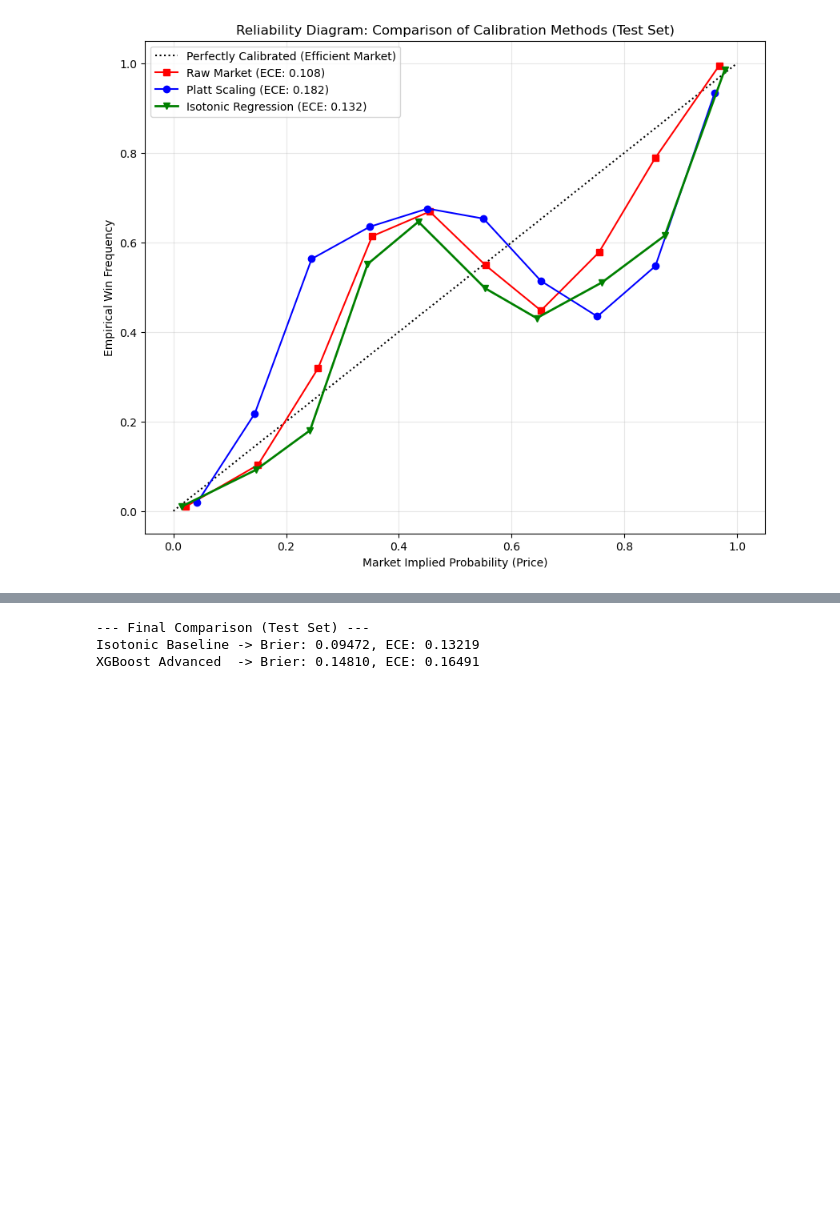
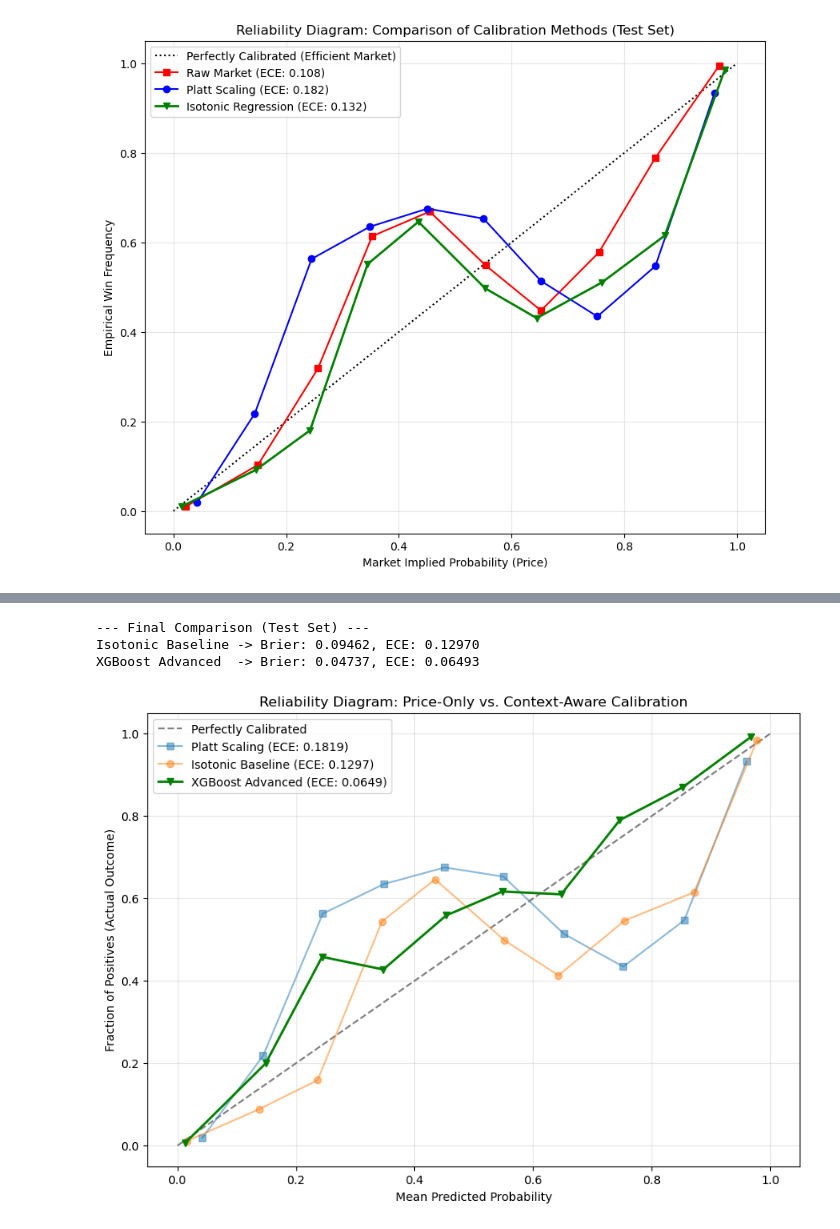
Before and after one commit to quantitativechannel/polymarket-analysis-team66-omsa, a Jupyter notebook: eda/EDA_poly.ipynb, the cells around one changed output, grey strips where cells are left out. Cells and saved outputs as stored; diff of their text form; code cells hidden in the pictures; blank space fills up the shorter version.

Commit message:
add xgboost result

```diff
--- a/eda/EDA_poly.ipynb
+++ b/eda/EDA_poly.ipynb
@@ -318,2 +351,14 @@ df_model = df_features.join(vol_df, on="market_id", how="left")
+# %%
+df_model_final = df_model.join_asof(
+    df_odds_features.select([
+        "token_id", "timestamp", "mom_5", "mom_20", "hist_vol_10", "dist_from_ma"
+    ]),
+    on="timestamp",
+    by="token_id",
+    strategy="backward"
+)
+
+# Final cleanup
+df_model_final = df_model_final.fill_null(0)
 # %%
 import xgboost as xgb
@@ -350,15 +448,44 @@ p_xgb_test = xgb_model.predict_proba(X_test)[:, 1]
 # %%
 # Metrics for Test Set
 bs_iso = brier_score_loss(y_test, iso_model.transform(X_test[:, 0])) # Price only
-bs_xgb = brier_score_loss(y_test, p_xgb_test) # Price + Context
+best_xgb = brier_score_loss(y_test, p_xgb) # Price + Context
 
 ece_iso = calculate_ece(y_test, iso_model.transform(X_test[:, 0]))
-ece_xgb = calculate_ece(y_test, p_xgb_test)
+ece_xgb = calculate_ece(y_test, p_xgb)
 
 print(f"--- Final Comparison (Test Set) ---")
 print(f"Isotonic Baseline -> Brier: {bs_iso:.5f}, ECE: {ece_iso:.5f}")
-print(f"XGBoost Advanced  -> Brier: {bs_xgb:.5f}, ECE: {ece_xgb:.5f}")
+print(f"XGBoost Advanced  -> Brier: {best_xgb:.5f}, ECE: {ece_xgb:.5f}")
 # %% [output]
 --- Final Comparison (Test Set) ---
-Isotonic Baseline -> Brier: 0.09472, ECE: 0.13219
-XGBoost Advanced  -> Brier: 0.14810, ECE: 0.16491
+Isotonic Baseline -> Brier: 0.09462, ECE: 0.12970
+XGBoost Advanced  -> Brier: 0.04737, ECE: 0.06493
+# %%
+# Generate Platt Scaling probabilities for comparison
+platt_model = LogisticRegression()
+platt_model.fit(X_train_val[:, [0]], y_train_val) # Trained on price only
+p_platt = platt_model.predict_proba(X_test[:, [0]])[:, 1]
+
+# Calculate Calibration Curves (Binning)
+iso_y, iso_x = calibration_curve(y_test, iso_model.transform(X_test[:, 0]), n_bins=10)
+platt_y, platt_x = calibration_curve(y_test, p_platt, n_bins=10)
+xgb_y, xgb_x = calibration_curve(y_test, p_xgb, n_bins=10)
+
+plt.figure(figsize=(10, 7))
+
+# The Perfect Calibration Line
+plt.plot([0, 1], [0, 1], linestyle='--', color='gray', label='Perfectly Calibrated')
+
+# Model Lines
+plt.plot(platt_x, platt_y, marker='s', label=f'Platt Scaling (ECE: {ece_platt:.4f})', alpha=0.5)
+plt.plot(iso_x, iso_y, marker='o', label=f'Isotonic Baseline (ECE: {ece_iso:.4f})', alpha=0.5)
+plt.plot(xgb_x, xgb_y, marker='v', color='green', linewidth=2, label=f'XGBoost Advanced (ECE: {ece_xgb:.4f})')
+
+plt.xlabel('Mean Predicted Probability')
+plt.ylabel('Fraction of Positives (Actual Outcome)')
+plt.title('Reliability Diagram: Price-Only vs. Context-Aware Calibration')
+plt.legend(loc='upper left')
+plt.grid(True, alpha=0.3)
+plt.savefig('../output/calibration_comparison_final_xgboost.png')
+# %% [output]
+[figure, added]
```
Also changed, not shown: parts of 6 cells of this notebook, 1 other file.
